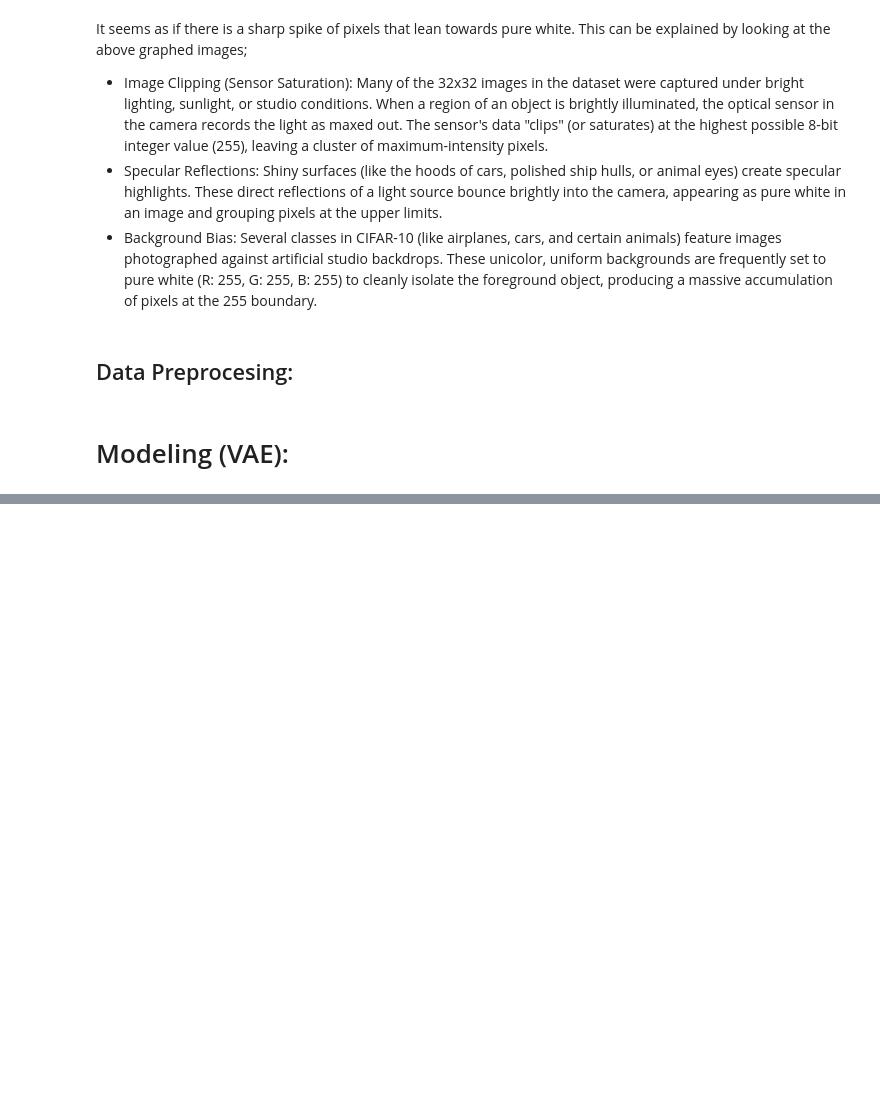
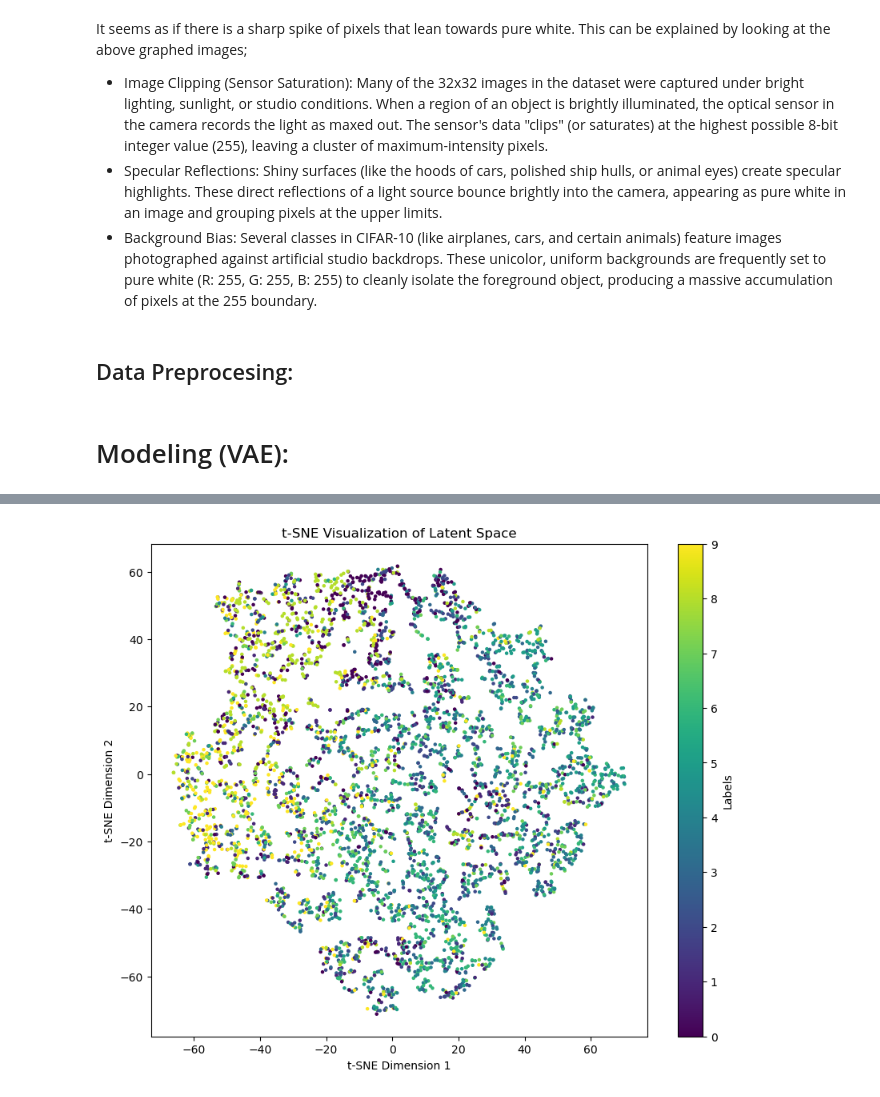
Before and after one commit to haoern/DELE-CA2, a Jupyter notebook: PartA.ipynb, the cells around one changed output, grey strips where cells are left out. Drawn from its saved outputs; the diff is of its cells as text; code cells hidden in the pictures; blank space fills up the shorter version.

```diff
--- a/PartA.ipynb
+++ b/PartA.ipynb
@@ -274 +284,39 @@ for i in range(n):
 [figure]
+# %%
+from sklearn.manifold import TSNE
+import matplotlib.pyplot as plt
+import numpy as np
+
+def visualize_latent_space_tsne(vae, data, labels=None, n_samples=1000):
+    """
+    Visualize the 3D latent space using t-SNE.
+
+    Parameters:
+    - vae: The trained VAE model.
+    - data: Input data to encode into the latent space.
+    - labels: Optional labels for coloring the scatter plot.
+    - n_samples: Number of samples to use for visualization.
+    """
+    # Encode the data into the latent space
+    z_mean, _, _ = vae.encoder.predict(data[:n_samples])  # Shape: (n_samples, 3)
+
+    # Apply t-SNE to reduce 3D latent space to 2D
+    tsne = TSNE(n_components=2, perplexity=30, n_iter=1000, random_state=42)
+    z_tsne = tsne.fit_transform(z_mean)  # Shape: (n_samples, 2)
+
+    # Plot the t-SNE projections
+    plt.figure(figsize=(10, 8))
+    if labels is not None:
+        scatter = plt.scatter(z_tsne[:, 0], z_tsne[:, 1], c=labels[:n_samples], cmap='viridis', s=5)
+        plt.colorbar(scatter, label="Labels")
+    else:
+        plt.scatter(z_tsne[:, 0], z_tsne[:, 1], s=5)
+    plt.title("t-SNE Visualization of Latent Space")
+    plt.xlabel("t-SNE Dimension 1")
+    plt.ylabel("t-SNE Dimension 2")
+    plt.show()
+
+# Example usage
+# Assuming `x_test` is your test dataset and `y_test` are the corresponding labels
+visualize_latent_space_tsne(vae, x_train, labels=np.argmax(y_train, axis=1), n_samples=5000)
+# %% [output]
@@ -274,0 +324 @@ for i in range(n):
+[figure, added]
```
Also changed, not shown: parts of 19 cells of this notebook, 1 other file.
